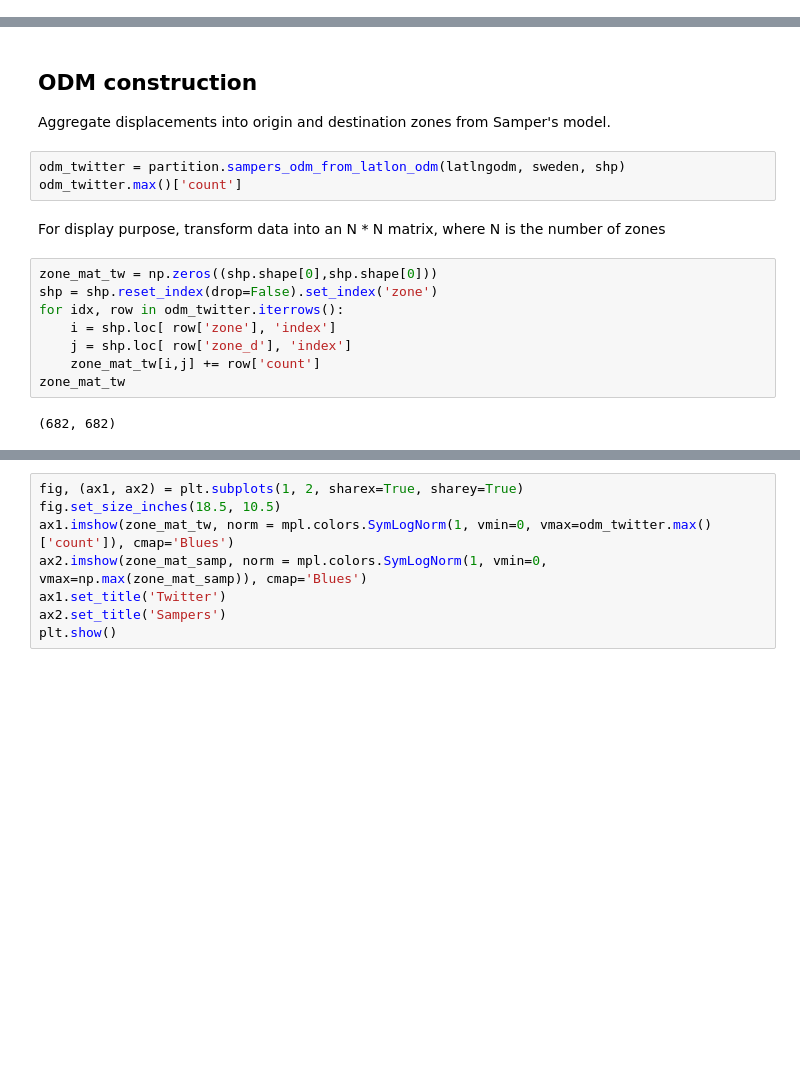
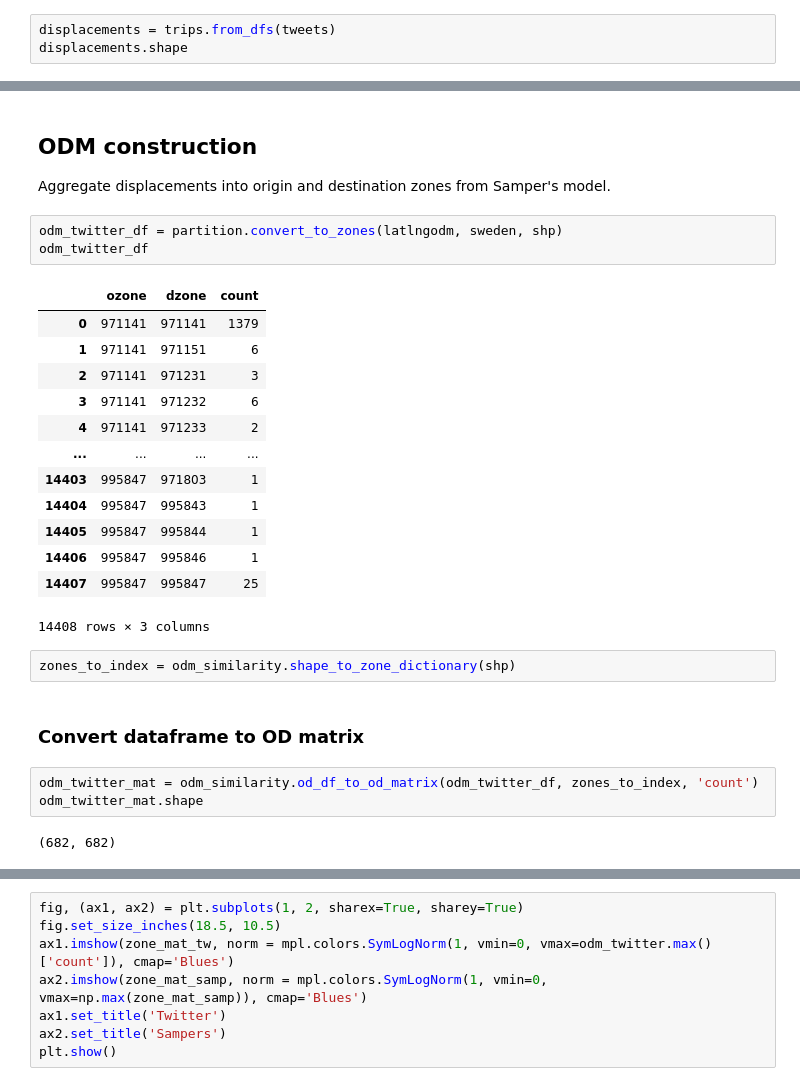
Before and after one commit to TheYuanLiao/individual_mobility_model, a Jupyter notebook: src/py/partition.ipynb, the cells around one changed output, grey strips where cells are left out. Cells and saved outputs as stored; diff of their text form; blank space fills up the shorter version.

```diff
--- a/src/py/partition.ipynb
+++ b/src/py/partition.ipynb
@@ -34,0 +41,3 @@ displacements.shape
+# %%
+displacements = trips.from_dfs(tweets)
+displacements.shape
@@ -72,18 +84,29 @@ sweden = countries[countries.name == "Sweden"]
 ## ODM construction
 Aggregate displacements into origin and destination zones from Samper's model.
 # %%
-odm_twitter = partition.sampers_odm_from_latlon_odm(latlngodm, sweden, shp)
-odm_twitter.max()['count']
+odm_twitter_df = partition.convert_to_zones(latlngodm, sweden, shp)
+odm_twitter_df
+# %% [output]
+|  | ozone | dzone | count |
+| 0 | 971141 | 971141 | 1379 |
+| 1 | 971141 | 971151 | 6 |
+| 2 | 971141 | 971231 | 3 |
+| 3 | 971141 | 971232 | 6 |
+| 4 | 971141 | 971233 | 2 |
+| ... | ... | ... | ... |
+| 14403 | 995847 | 971803 | 1 |
+| 14404 | 995847 | 995843 | 1 |
+| 14405 | 995847 | 995844 | 1 |
+| 14406 | 995847 | 995846 | 1 |
+| 14407 | 995847 | 995847 | 25 |
+14408 rows × 3 columns
-# %% [markdown]
-For display purpose, transform data into an N * N matrix, where N is the number of zones
-# %%
-zone_mat_tw = np.zeros((shp.shape[0],shp.shape[0]))
-shp = shp.reset_index(drop=False).set_index('zone')
-for idx, row in odm_twitter.iterrows():
-    i = shp.loc[ row['zone'], 'index']
-    j = shp.loc[ row['zone_d'], 'index']
-    zone_mat_tw[i,j] += row['count']
-zone_mat_tw
-# %% [output]
-(682, 682)
+# %%
+zones_to_index = odm_similarity.shape_to_zone_dictionary(shp)
+# %% [markdown]
+### Convert dataframe to OD matrix
+# %%
+odm_twitter_mat = odm_similarity.od_df_to_od_matrix(odm_twitter_df, zones_to_index, 'count')
+odm_twitter_mat.shape
+# %% [output]
+(682, 682)
 # %% [markdown]
```
Also changed, not shown: parts of 29 cells of this notebook, 3 other files.
